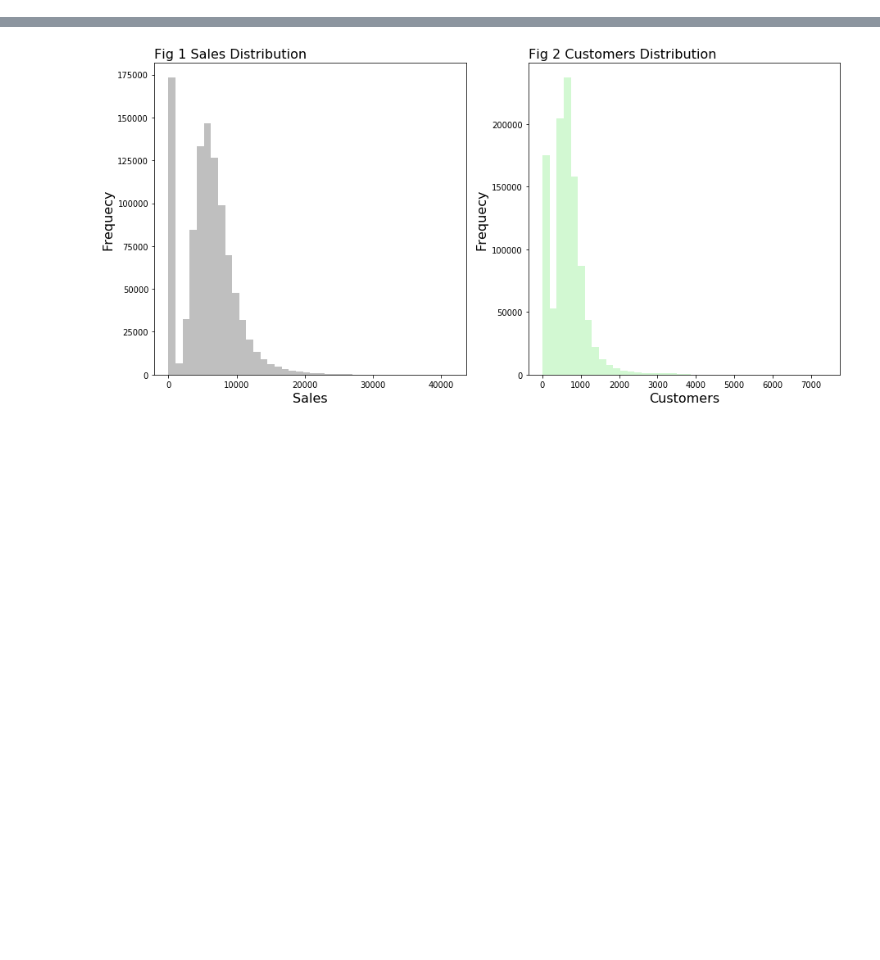
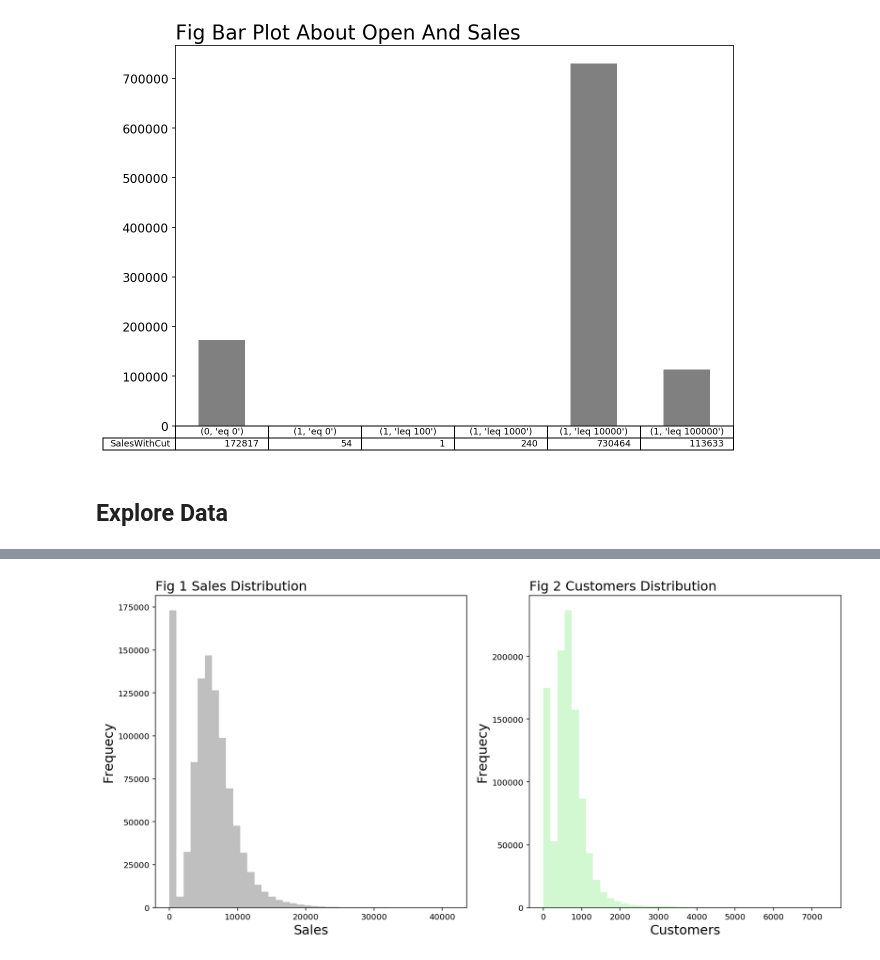
Before and after one commit to ZenRay/MachineLearningEngineer, a Jupyter notebook: P6_Capstone/progress/ExploreData.ipynb, the cells around one changed output, grey strips where cells are left out. Cells and saved outputs as stored; diff of their text form; code cells hidden in the pictures; blank space fills up the shorter version.

```diff
--- a/P6_Capstone/progress/ExploreData.ipynb
+++ b/P6_Capstone/progress/ExploreData.ipynb
@@ -24 +74,16 @@ store_data = load_data("../data/rossmann_store_sales/", "store.csv")
+# %%
+# split the promointerval value and create the new features in the store data
+promo_interval_split = store_data["PromoInterval"].str.split(",", expand=True)
+promo_interval_split.columns = ["PromoInterval1", "PromoInterval2", "PromoInterval3", "PromoInterval4"]
+store_data = pd.concat([store_data, promo_interval_split],axis=1, join="inner")
+# %%
+# 创建了新的列名称，分别是 OpenYear 和 OpenMonth, TempDate，SalesPerCustomers,CompetitionOpenMonths,Promo2OpenMonths
+train_data["OpenYear"] = train_data["Date"].dt.year
+train_data["OpenMonth"] = train_data["Date"].dt.month
+train_data["OpenWeekOfYear"] = train_data["Date"].dt.weekofyear
+
+train_data["TemDate"] = train_data["Date"].dt.year.apply(str) + \
+    train_data["Date"].dt.month.apply(lambda x: "/{0:02d}/01".format(x))
+
+train_data["SalesPerCustomers"] = train_data["Sales"] / train_data["Customers"]
 # %%
@@ -48,0 +98,13 @@ dtype: object
+# %%
+raw_data["SalesWithCut"] = pd.cut(raw_data["Sales"], [-0.1, 0, 100, 1000, 10000, 100000],
+       labels=["eq 0", "leq 100", "leq 1000", "leq 10000", "leq 100000"])
+raw_data.groupby(["Open", "SalesWithCut"])["SalesWithCut"].count()
+
+# display the bar plot about the open with the sales
+ax = raw_data.groupby(["Open", "SalesWithCut"])["SalesWithCut"].count().plot(kind="bar", figsize=(10,7), table=True, fontsize=12, color="grey")
+ax.set_title("Fig Bar Plot About Open And Sales", loc="left", fontsize=20)
+ax.get_xaxis().set_visible(False)
+# %% [output]
+[figure, added]
+# %% [markdown]
+## Explore Data
```
Also changed, not shown: parts of 39 cells of this notebook.
